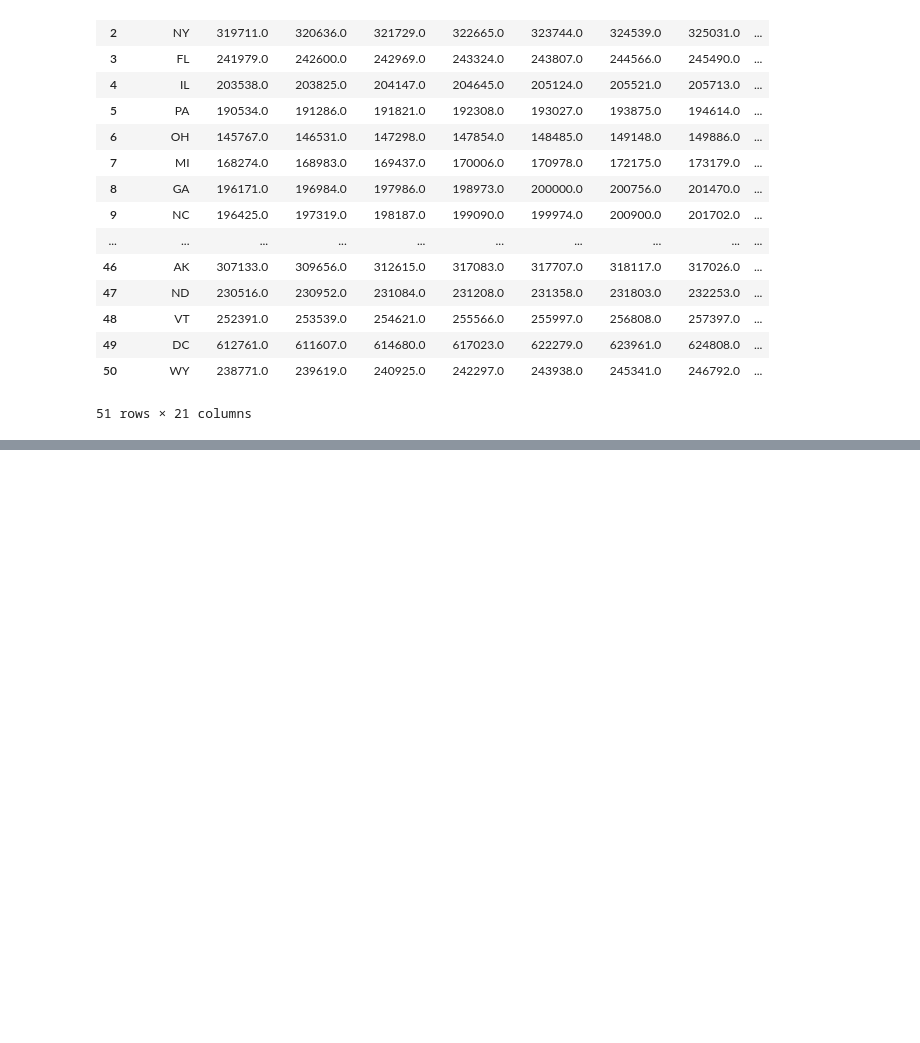
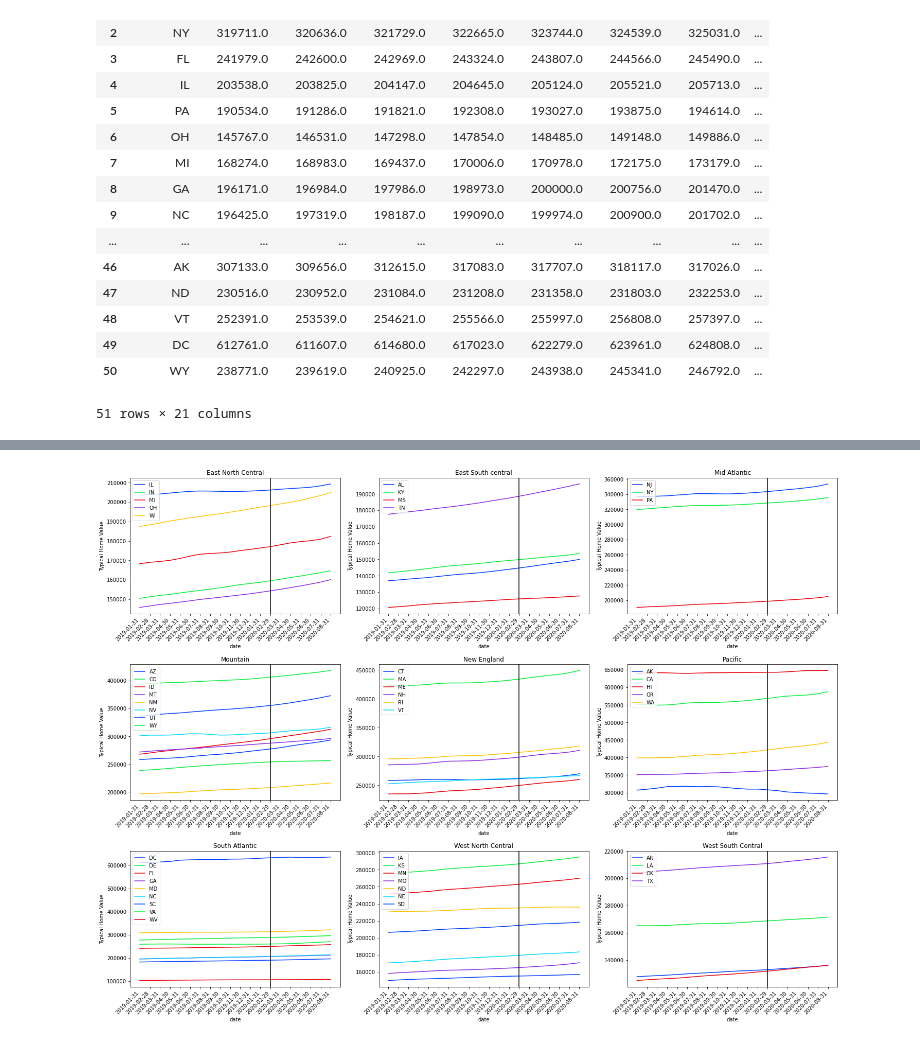
Before and after one commit to AColocho/housing_market_analysis, a Jupyter notebook: analysis.ipynb, the cells around one changed output, grey strips where cells are left out. Drawn from its saved outputs; the diff is of its cells as text; code cells hidden in the pictures; blank space fills up the shorter version.

```diff
--- a/analysis.ipynb
+++ b/analysis.ipynb
@@ -121,0 +185,19 @@ regions = [East_North_Central,East_South_central,Mid_Atlantic,Mountain,New_Engla
+# %%
+with plt.style.context('seaborn-bright'):
+    i=0
+    fig, ax = plt.subplots(nrows=3, ncols=3, figsize=(20,15), constrained_layout=True)
+    for row in ax:
+        for col in row:
+            region = list(regions.keys())[i]
+            regionDF = since2019Pivot[regions.get(region)]
+
+            for state in regions.get(region):
+                sns.lineplot(date,regionDF[state],label=state,ax=col)
+            i += 1
+            col.title.set_text(region)
+            col.set_ylabel('Typical Home Value')
+            col.axvline('2020-02-29',color='black')
+            col.set_xticklabels(date,rotation=45, ha='right')
+            col.legend(loc=2)
+# %% [output]
+[figure, added]
```
Also changed, not shown: parts of 32 cells of this notebook, 3 other files.
